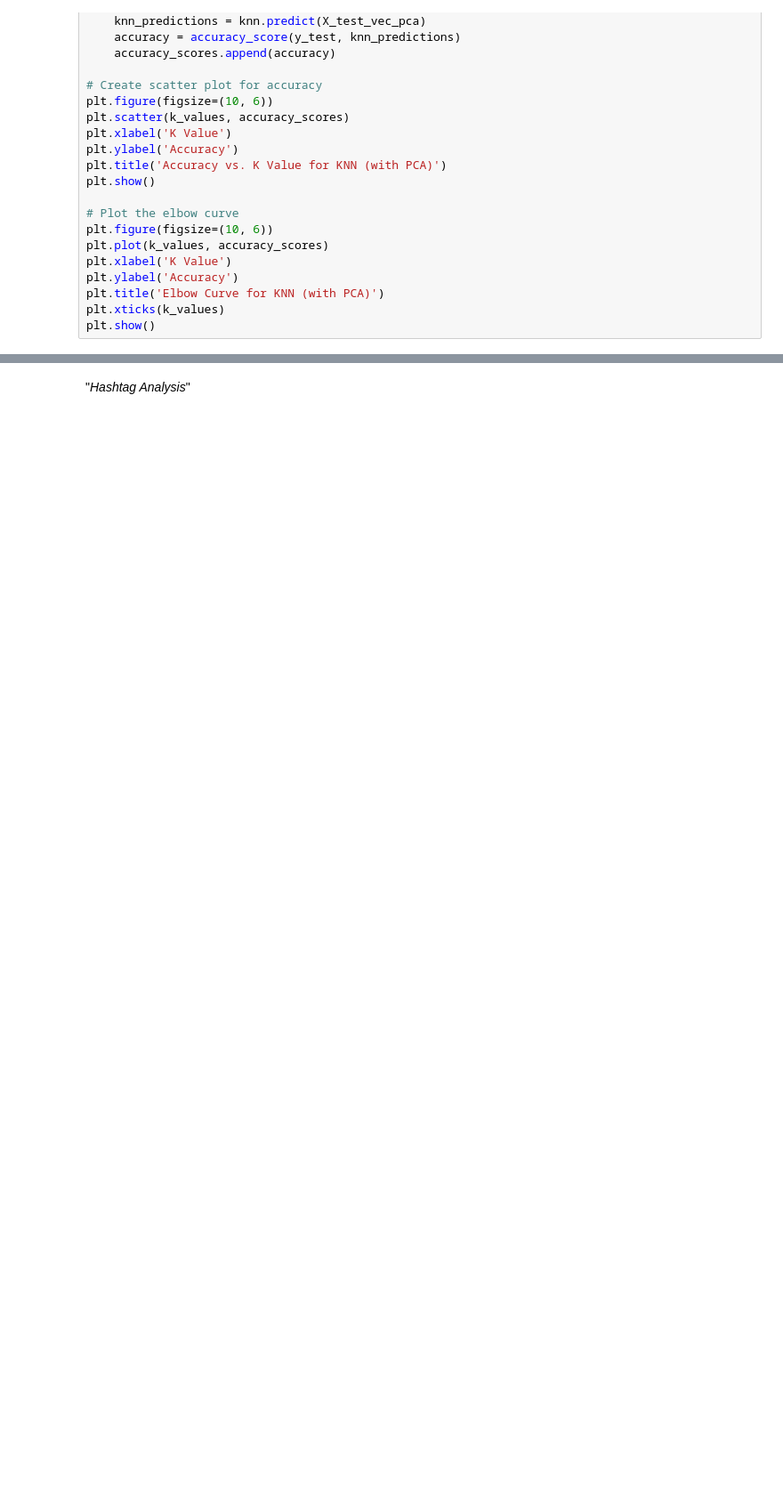
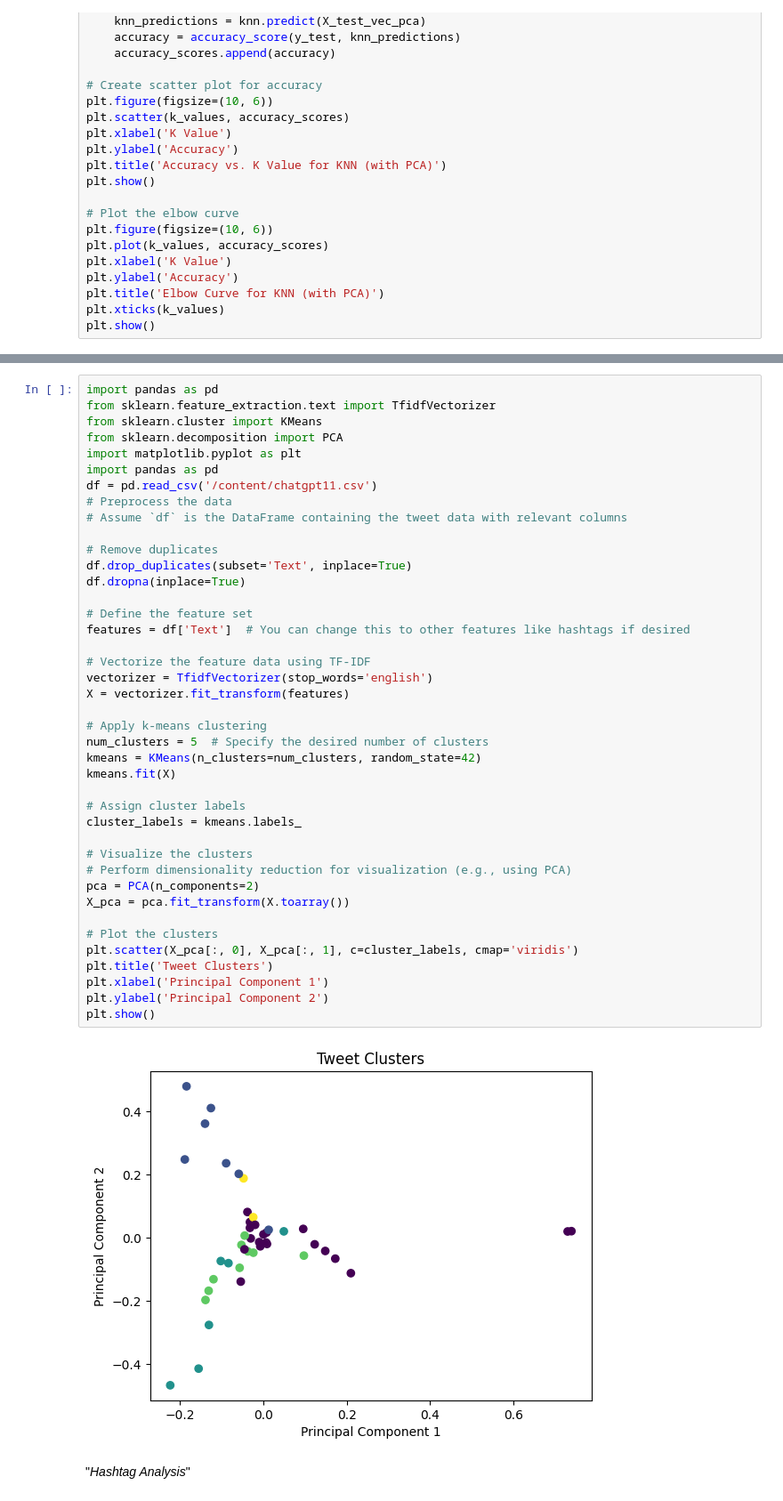
Before and after one commit to talhanadeem92/Machine_learrning, a Jupyter notebook: Q2.ipynb, the cells around one changed output, grey strips where cells are left out. Shown at 89% size. Drawn from its saved outputs; the diff is of its cells as text; blank space fills up the shorter version.

```diff
--- a/Q2.ipynb
+++ b/Q2.ipynb
@@ -298,2 +227,45 @@ plt.show()
+# %%
+import pandas as pd
+from sklearn.feature_extraction.text import TfidfVectorizer
+from sklearn.cluster import KMeans
+from sklearn.decomposition import PCA
+import matplotlib.pyplot as plt
+import pandas as pd
+df = pd.read_csv('/content/chatgpt11.csv')
+# Preprocess the data
+# Assume `df` is the DataFrame containing the tweet data with relevant columns
+
+# Remove duplicates
+df.drop_duplicates(subset='Text', inplace=True)
+df.dropna(inplace=True)
+
+# Define the feature set
+features = df['Text']  # You can change this to other features like hashtags if desired
+
+# Vectorize the feature data using TF-IDF
+vectorizer = TfidfVectorizer(stop_words='english')
+X = vectorizer.fit_transform(features)
+
+# Apply k-means clustering
+num_clusters = 5  # Specify the desired number of clusters
+kmeans = KMeans(n_clusters=num_clusters, random_state=42)
+kmeans.fit(X)
+
+# Assign cluster labels
+cluster_labels = kmeans.labels_
+
+# Visualize the clusters
+# Perform dimensionality reduction for visualization (e.g., using PCA)
+pca = PCA(n_components=2)
+X_pca = pca.fit_transform(X.toarray())
+
+# Plot the clusters
+plt.scatter(X_pca[:, 0], X_pca[:, 1], c=cluster_labels, cmap='viridis')
+plt.title('Tweet Clusters')
+plt.xlabel('Principal Component 1')
+plt.ylabel('Principal Component 2')
+plt.show()
+# %% [output]
+[figure, added]
 # %% [markdown]
 "*Hashtag Analysis*"
```
Also changed, not shown: parts of 2 cells of this notebook.
